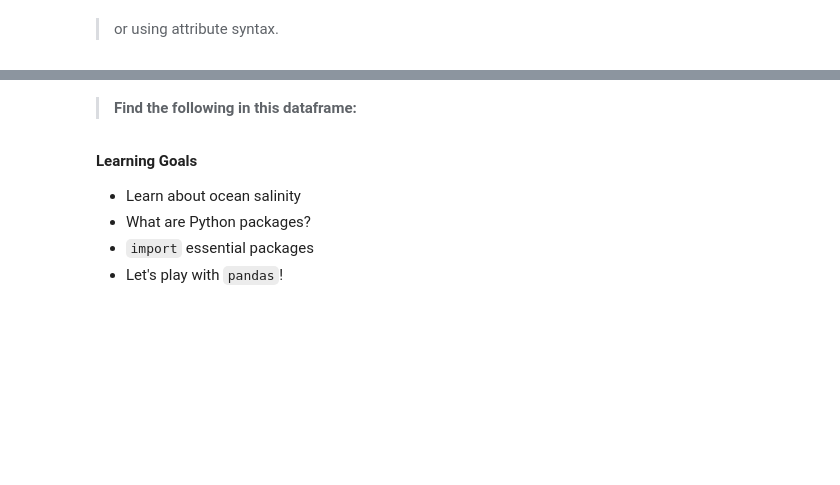
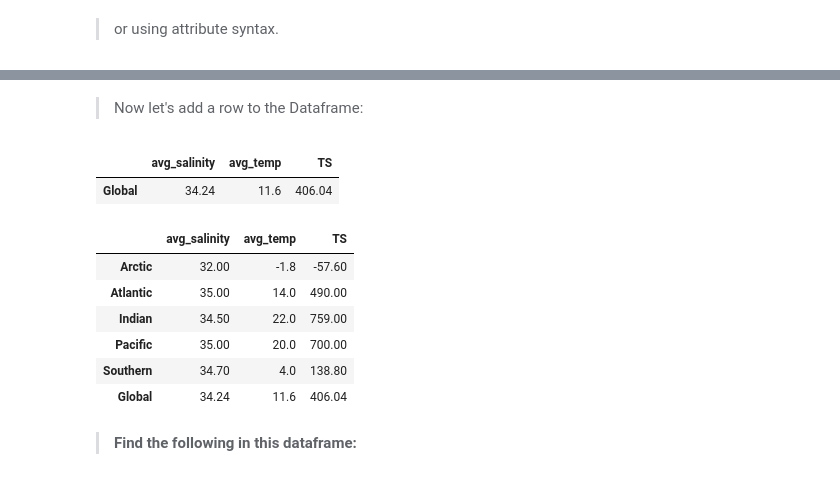
Before and after one commit to shanicetbailey/cig, a Jupyter notebook: Week_5_Salinity_Pandas.ipynb, the cells around one changed output, grey strips where cells are left out. Drawn from its saved outputs; the diff is of its cells as text; code cells hidden in the pictures; blank space fills up the shorter version.

Commit message:
Almost done w pd sec, need to put in real life data, and scipy next

```diff
--- a/Week_5_Salinity_Pandas.ipynb
+++ b/Week_5_Salinity_Pandas.ipynb
@@ -286,0 +324,2 @@ df.avg_salinity
+# %%
+df['TS'] = df.avg_salinity * df.avg_temp
@@ -287,3 +339,27 @@ df.avg_salinity
+# %% [markdown]
+> Now let's add a row to the Dataframe:
+# %%
+#create new DataFrame object of global averages
+values = {'avg_salinity':df.avg_salinity.mean(),
+          'avg_temp':df.avg_temp.mean(), 'TS':df.TS.mean()}
+index = ['Global']
+globe = pd.DataFrame(data=values, index=index)
+globe
+# %% [output]
+|  | avg_salinity | avg_temp | TS |
+| Global | 34.24 | 11.6 | 406.04 |
+# %%
+df_new = df.append(globe)
+# %%
+df_new
+# %% [output]
+|  | avg_salinity | avg_temp | TS |
+| Arctic | 32.00 | -1.8 | -57.60 |
+| Atlantic | 35.00 | 14.0 | 490.00 |
+| Indian | 34.50 | 22.0 | 759.00 |
+| Pacific | 35.00 | 20.0 | 700.00 |
+| Southern | 34.70 | 4.0 | 138.80 |
+| Global | 34.24 | 11.6 | 406.04 |
 # %% [markdown]
 > **Find the following in this dataframe:**
 # %%
@@ -293,9 +369,3 @@ df.avg_temp.min()
 df.avg_salinity.plot(kind='bar')
 # %%
 df.plot(kind='bar')
-# %% [markdown]
-**Learning Goals**
-- Learn about ocean salinity
-- What are Python packages?
-- `import` essential packages
-- Let's play with `pandas`!
```
Also changed, not shown: parts of 14 cells of this notebook.
